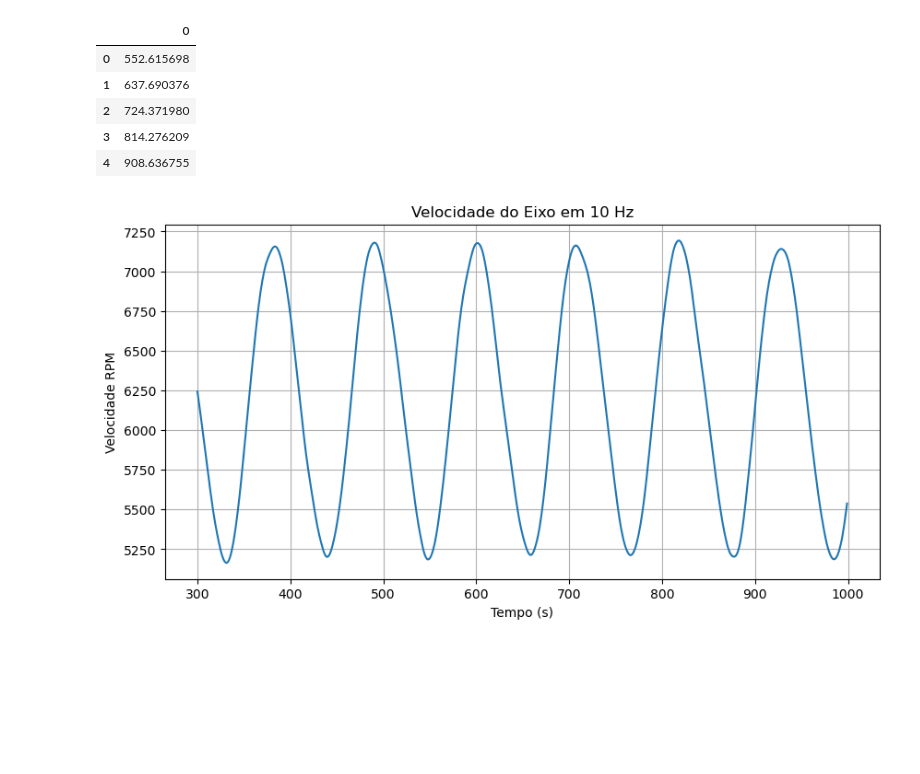
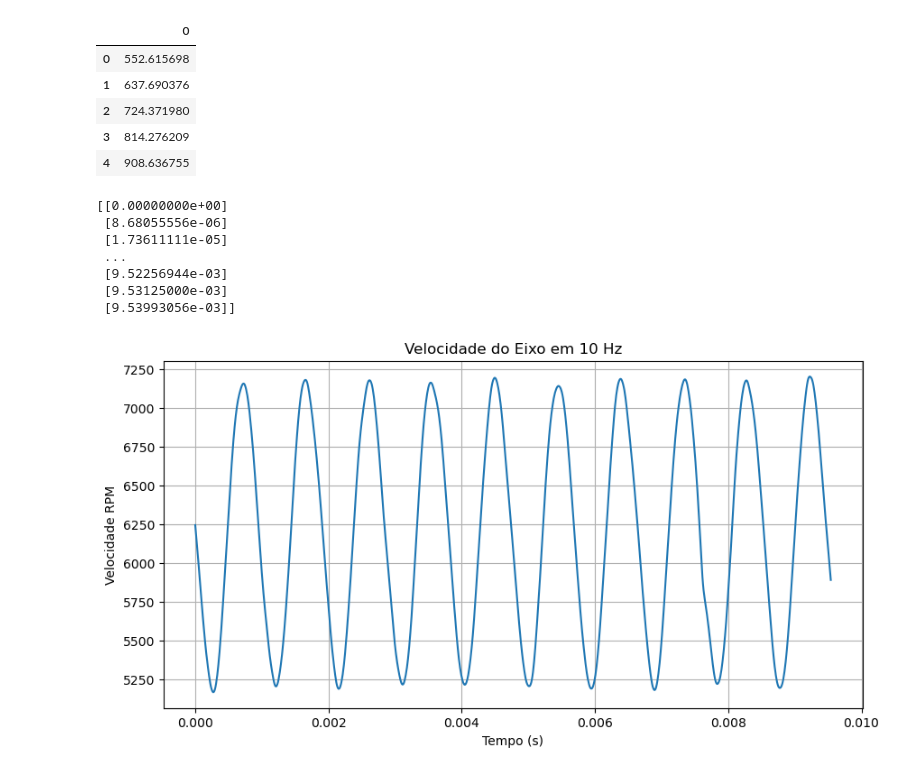
Before and after one commit to camillemotajf/lab_controle, a Jupyter notebook: filtro_data_10rpm.ipynb, the cells around one changed output. Cells and saved outputs as stored; diff of their text form; code cells hidden in the pictures; blank space fills up the shorter version.

```diff
--- a/filtro_data_10rpm.ipynb
+++ b/filtro_data_10rpm.ipynb
@@ -25,14 +25,29 @@ resposta_filtrada.head()
 | 2 | 724.371980 |
 | 3 | 814.276209 |
 | 4 | 908.636755 |
+# %%
+# Frequência de amostragem (baudrate)
+sampling_freq = 115200.0
+
+# Calcula o tempo de coleta de cada amostra
+tempo_de_coleta = np.array(pd.read_csv('tempo_de_coleta_10hz.csv'))
+print(tempo_de_coleta)
+# %% [output]
+[[0.00000000e+00]
+ [8.68055556e-06]
+ [1.73611111e-05]
+ ...
+ [9.52256944e-03]
+ [9.53125000e-03]
+ [9.53993056e-03]]
 # %%
 plt.figure(figsize=(10,5))
 # plt.plot(data['tempo'].iloc[5:100], data['tensao'].iloc[5:100], label= 'Senoide Ts = 1ms')
-plt.plot(resposta_filtrada.iloc[300:1000])
+plt.plot(tempo_de_coleta, resposta_filtrada.iloc[300:1400])
 plt.xlabel('Tempo (s)')
 plt.ylabel('Velocidade RPM')
 plt.title('Velocidade do Eixo em 10 Hz')
 plt.grid()
 plt.show()
 # %% [output]
-[figure, old version]
+[figure, new version]
```
Also changed, not shown: 4 other files.
